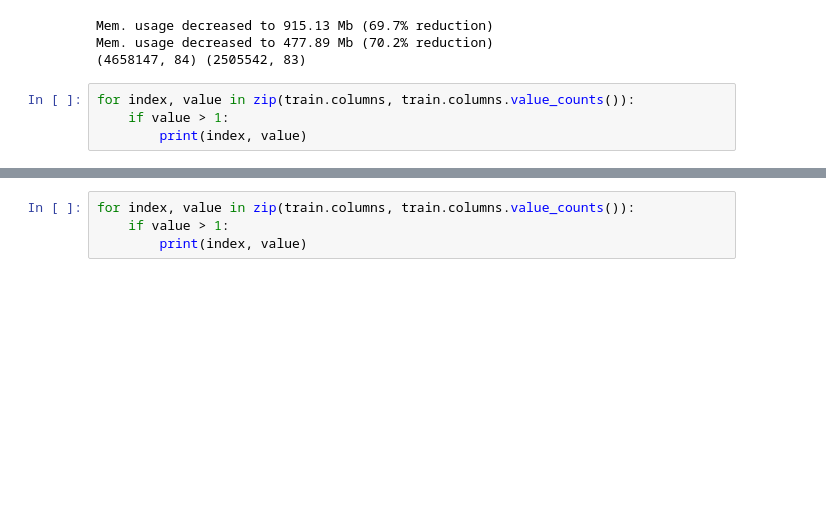
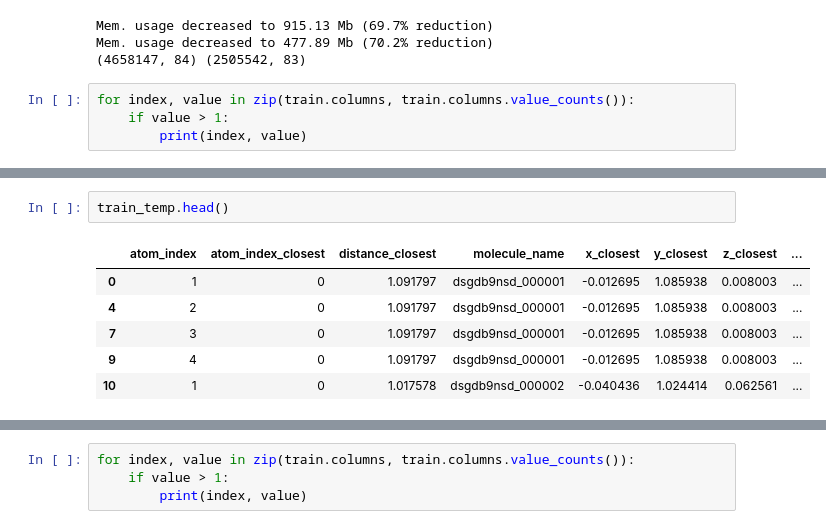
Before and after one commit to arhow/MolecularProperties, a Jupyter notebook: molecularproperties/extract_features/eachtype.ipynb, the cells around one changed output, grey strips where cells are left out. Cells and saved outputs as stored; diff of their text form; blank space fills up the shorter version.

```diff
--- a/molecularproperties/extract_features/eachtype.ipynb
+++ b/molecularproperties/extract_features/eachtype.ipynb
@@ -375,3 +388,12 @@ dtest size (2505542, 93)
+# %%
+train_temp.head()
+# %% [output]
+|  | atom_index | atom_index_closest | distance_closest | molecule_name | x_closest | y_closest | z_closest | ... |
+| 0 | 1 | 0 | 1.091797 | dsgdb9nsd_000001 | -0.012695 | 1.085938 | 0.008003 | ... |
+| 4 | 2 | 0 | 1.091797 | dsgdb9nsd_000001 | -0.012695 | 1.085938 | 0.008003 | ... |
+| 7 | 3 | 0 | 1.091797 | dsgdb9nsd_000001 | -0.012695 | 1.085938 | 0.008003 | ... |
+| 9 | 4 | 0 | 1.091797 | dsgdb9nsd_000001 | -0.012695 | 1.085938 | 0.008003 | ... |
+| 10 | 1 | 0 | 1.017578 | dsgdb9nsd_000002 | -0.040436 | 1.024414 | 0.062561 | ... |
 # %%
 for index, value in zip(train.columns, train.columns.value_counts()):
     if value > 1:
```
Also changed, not shown: parts of 14 cells of this notebook, 3 other files.
